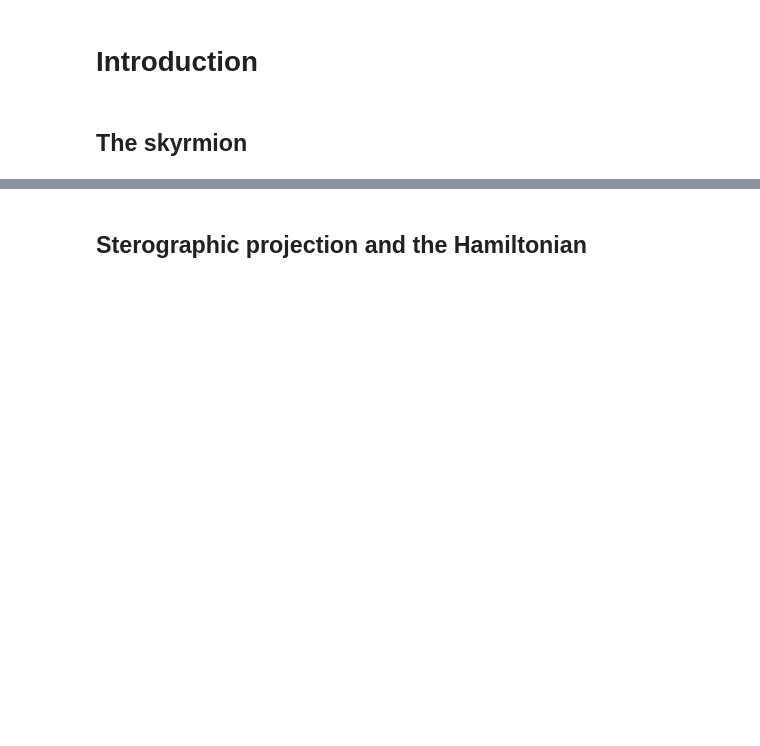
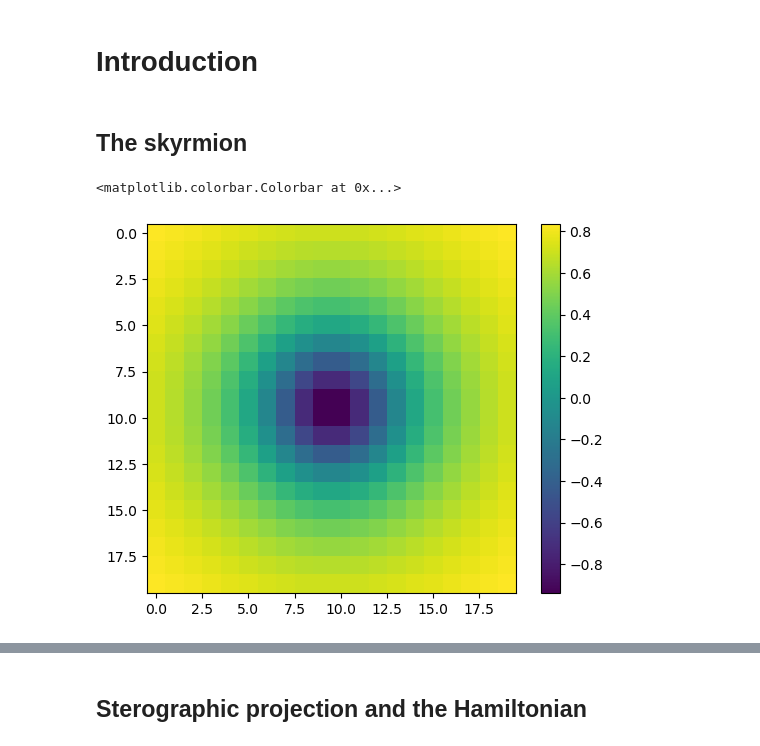
Before and after one commit to jan-chelmecki/skyrmion-tunnelling, a Jupyter notebook: instanton.ipynb, the cells around one changed output, grey strips where cells are left out. Cells and saved outputs as stored; diff of their text form; code cells hidden in the pictures; blank space fills up the shorter version.

Commit message:
skyrmion-ansatz

```diff
--- a/instanton.ipynb
+++ b/instanton.ipynb
@@ -3,6 +3,38 @@
 # %% [markdown]
 ## The skyrmion
 # %%
-def w_project(n):
-    pass
+import numpy as np
+import matplotlib.pyplot as plt
+
+def skyrmion_ansatz(b, nx, ny):
+    """
+    generates a config with Q=1 via a stereographic projection of id: S^2 -> s^2;
+    b is the size of the 'skyrmion'
+    """
+    X, Y = np.zeros((nx,ny)), np.zeros((nx,ny))
+    for i in range(nx):
+        for j in range(ny):
+            X[i,j] = i
+            Y[i,j] = j
+        #end
+    #end
+
+    #shift the centre
+    X -= (nx-1)//2+0.5
+    Y -= (ny-1)//2+0.5
+    #rescale
+    X *= 1/b; Y *= 1/b
+    #compute the projection
+    n = np.zeros((3, nx, ny))
+    n[0,:,:] = 2*X/(1+X**2+Y**2)
+    n[1,:,:] = 2*Y/(1+X**2+Y**2)
+    n[2,:,:] = (X**2+Y**2-1)/(X**2+Y**2+1)
+    return n
 #end
+# %%
+n = skyrmion_ansatz(4.0, 20,20)
+plt.imshow(n[2,:,:])
+plt.colorbar()
+# %% [output]
+<matplotlib.colorbar.Colorbar at 0x...>
+[figure, added]
```
Also changed, not shown: parts of 3 cells of this notebook.
